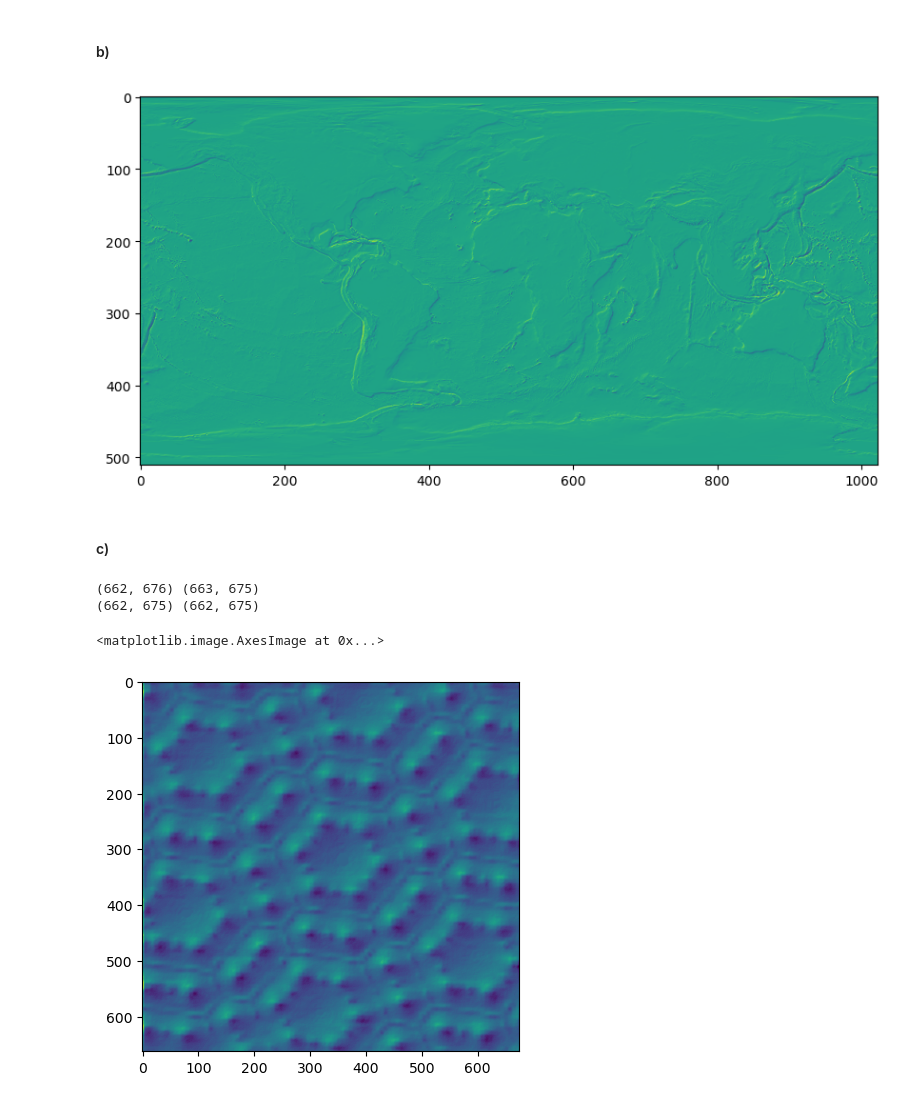
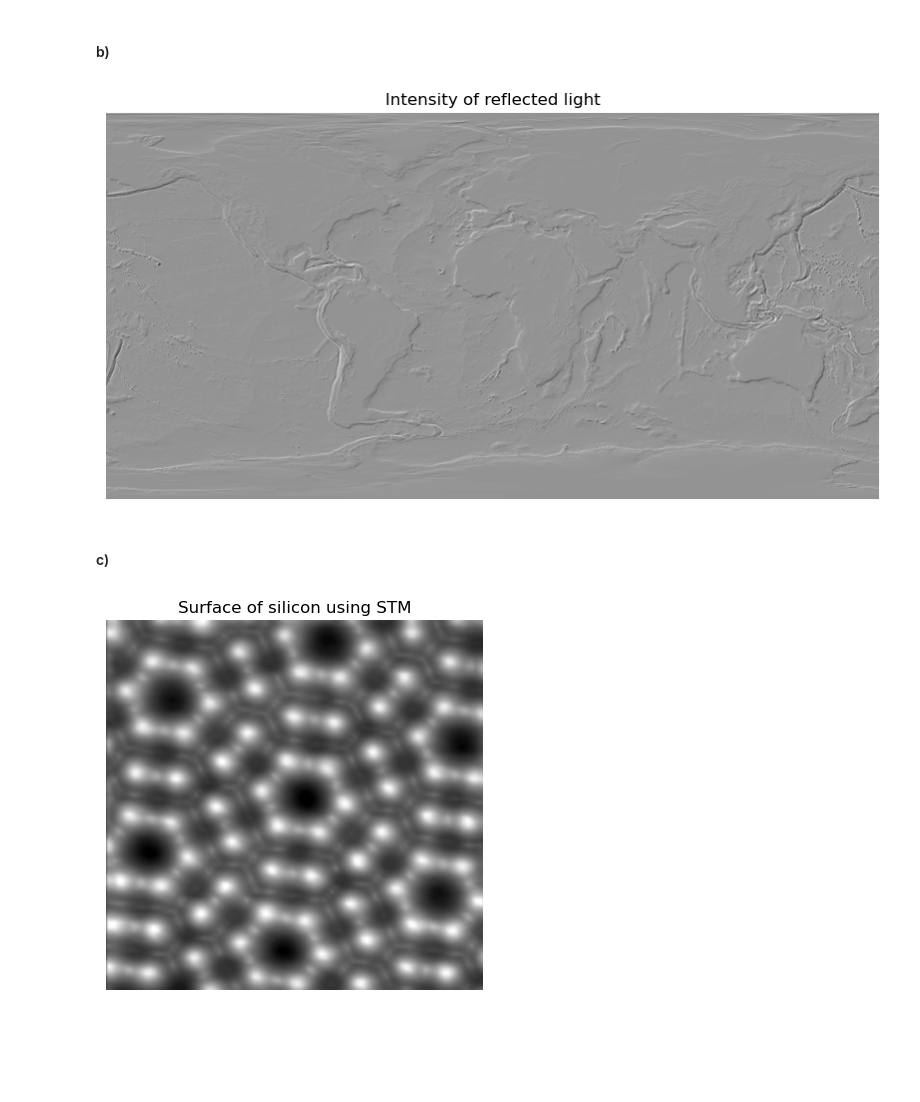
Before and after one commit to AtharvSuryawanshi/Computational-Physics, a Jupyter notebook: Suryawanshi_Atharv_HW2.ipynb, the cells around one changed output. Saved outputs shown, nothing was run; the diff lists cells and outputs as text; code cells hidden in the pictures; blank space fills up the shorter version.

```diff
--- a/Suryawanshi_Atharv_HW2.ipynb
+++ b/Suryawanshi_Atharv_HW2.ipynb
@@ -187,7 +185,7 @@ def integrate_simpsons(a, b, n_slices):
     return I
 
 def adaptive_simpsons(a, b, error_tol):
-    slice = 1
+    slice = 2
     I_old = integrate_simpsons(a, b, slice)
     print(f"For slice: {slice}, Integral = {I_old}")
     while True:
@@ -199,29 +197,5 @@ def adaptive_simpsons(a, b, error_tol):
             break
         I_old = I_new
     return I_new, slice, estimate_error
-
-def romberg_simpsons(a, b, error_tol, max_iters = 20):
-    slice = 1
-    R = np.zeros((max_iters, max_iters))
-    R[0, 0] = integrate_simpsons(a, b, slice)
-    # print(f"For N:{slice} , R[0,0]: {R[0, 0]}")
-    for k in range(1, max_iters):
-        slice *=  2
-        R[k, 0] = integrate_simpsons(a, b, slice)
-        for m in range(1, k+1): # 1 to k
-            R[k, m] = R[k, m-1] + (R[k, m-1] - R[k-1, m-1])/(4**m - 1)
-        error = abs(R[k, k] - R[k-1, k-1])
-        print(f"N = {slice}, R({k},{k}) = {R[k, k]:.10f}, Error = {error:.10e}")
-        if error < error_tol:
-            print("\nFinal Result:")
-            print(f"Integral = {R[k, k]:.10f}, achieved with N = {slice} intervals")
-            return R[:k+1,:k+1]
-    print("Max iter reached without acheving required accuracy")
-
-
 I, slice, error = adaptive_simpsons(0, 1, 1e-6)
-
-print("\n \n")
-
-romberg_simpsons(0, 1, 1e-6)
 # %% [output]
@@ -643,35 +599,45 @@ def intensity_graph(DW_DX, DW_DY, phi):
     return array
 
 plt.figure(figsize=(10,7))
-plt.imshow(intensity_graph(DW_DX, DW_DY, np.pi/4))
+custom_cmap = mcolors.LinearSegmentedColormap.from_list("", ["black", "white"])
+plt.title("Intensity of reflected light")
+plt.imshow(intensity_graph(DW_DX, DW_DY, np.pi/4), cmap=custom_cmap)
+plt.axis('off')
 plt.show()
 # %% [output]
-[figure, old version]
+[figure, new version]
 # %% [markdown]
 #### c)
 # %%
 with open('data/stm.txt') as f:
     data = [list(map(float, line.strip().split())) for line in f]
 
 surface = np.array(data)
 
+def intensity(dw_dx, dw_dy, phi):
+    num = np.cos(phi) * dw_dx + np.sin(phi) * dw_dy
+    denom = np.sqrt(dw_dy**2 + dw_dx**2 + 1)
+    return num / denom
+
 def intensity_graph(surface, phi):
+    h = 2.5
     DW_DX = np.diff(surface.T).T/h
     DW_DY = np.diff(surface)/h
     print(DW_DX.shape, DW_DY.shape)
     shape = (min(DW_DX.shape[0], DW_DY.shape[0]), min(DW_DX.shape[1], DW_DY.shape[1]))
     DW_DX = DW_DX[:shape[0], :shape[1]]
     DW_DY = DW_DY[:shape[0], :shape[1]]
     print(DW_DX.shape, DW_DY.shape)
     if DW_DY.shape != DW_DX.shape:
         raise ValueError("Error")
     array = np.zeros_like(DW_DY.shape)
     array = intensity(DW_DX, DW_DY, phi)
     return array
 
-plt.imshow(intensity_graph(surface, np.pi/4))
+custom_cmap = mcolors.LinearSegmentedColormap.from_list("", ["black", "white"])
+plt.imshow(surface, cmap=custom_cmap)
+plt.title("Surface of silicon using STM")
+plt.axis('off')
+plt.show()
 # %% [output]
-(662, 676) (663, 675)
-(662, 675) (662, 675)
-<matplotlib.image.AxesImage at 0x...>
-[figure, old version]
+[figure, new version]
```
Also changed, not shown: parts of 20 cells of this notebook.
